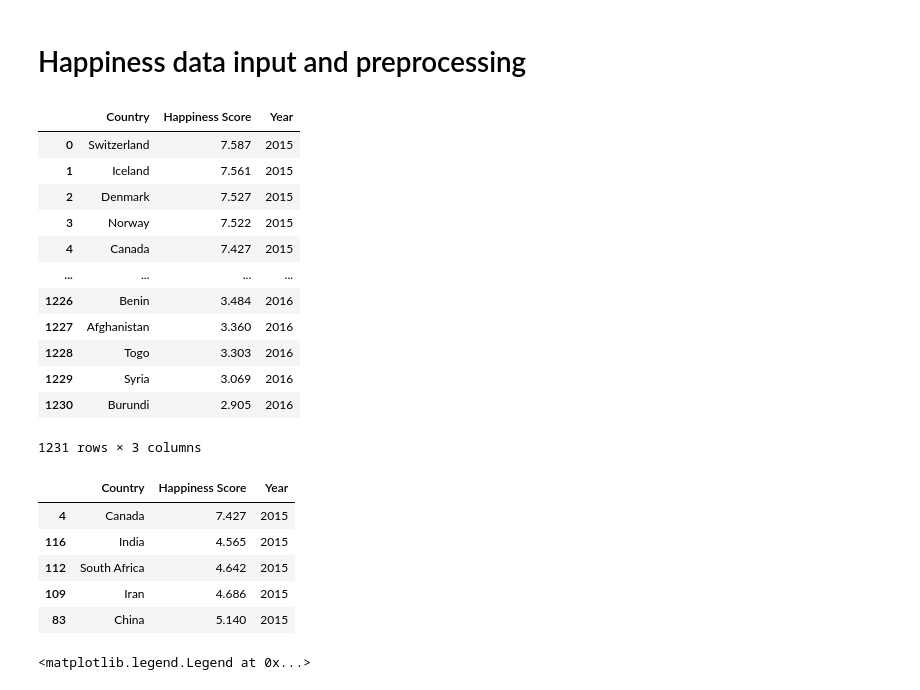
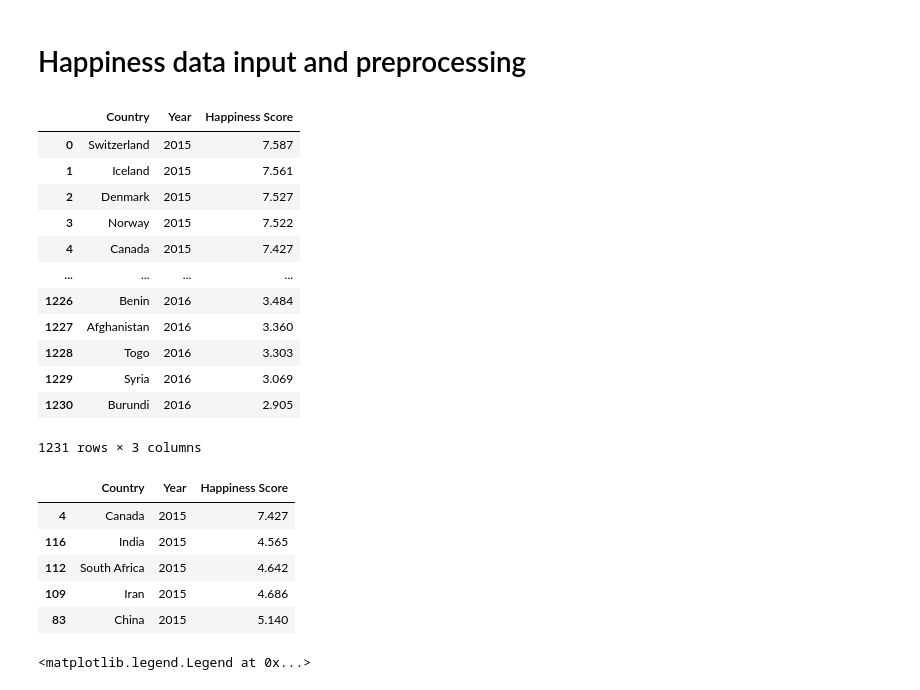
Before and after one commit to thirdcoffee/predicting-world-happiness, a Jupyter notebook: notebooks/predictor.ipynb, the cells around one changed output. Saved outputs shown, nothing was run; the diff lists cells and outputs as text; code cells hidden in the pictures.

```diff
--- a/notebooks/predictor.ipynb
+++ b/notebooks/predictor.ipynb
@@ -27,45 +31,48 @@ for f in os.listdir('../data/WHI/'):
     happiness_data[year] = pd.read_csv('../data/WHI/' + f)
 
 # Unify column names
 happiness_data['2017'].rename(columns={'Happiness.Score': 'Happiness Score'}, inplace=True)
 
 happiness_data['2018'].rename(columns={'Country or region':'Country',
                         'Score':'Happiness Score'}, inplace=True)
 happiness_data['2019'].rename(columns={'Country or region':'Country',
                         'Score':'Happiness Score'}, inplace=True)
 
 happiness_data['2020'].rename(columns={'Country name': 'Country',
                         'Ladder score':'Happiness Score'}, inplace=True)
 happiness_data['2021'].rename(columns={'Country name': 'Country',
                         'Ladder score':'Happiness Score'}, inplace=True)
 
 happiness_data['2022'].rename(columns={'Happiness score': 'Happiness Score'}, inplace=True)
 
 # Change number format for 2022 data to match other data
 happiness_data['2022']['Happiness Score'] = happiness_data['2022']['Happiness Score'].str.replace(',', '.').astype(float)
 
 # Remove every column except Country, Region and Happiness Score and add a column for the year
 for df in happiness_data:
     happiness_data[df] = happiness_data[df][['Country', 'Happiness Score']]
     happiness_data[df]['Year'] = df
 
 # Merge all years in one frame
 happiness_df = pd.concat(happiness_data, ignore_index=True)
 
+# Rearrange columns
+happiness_df = happiness_df[['Country', 'Year', 'Happiness Score']]
+
 happiness_df
 # %% [output]
-|  | Country | Happiness Score | Year |
-| 0 | Switzerland | 7.587 | 2015 |
-| 1 | Iceland | 7.561 | 2015 |
-| 2 | Denmark | 7.527 | 2015 |
-| 3 | Norway | 7.522 | 2015 |
-| 4 | Canada | 7.427 | 2015 |
+|  | Country | Year | Happiness Score |
+| 0 | Switzerland | 2015 | 7.587 |
+| 1 | Iceland | 2015 | 7.561 |
+| 2 | Denmark | 2015 | 7.527 |
+| 3 | Norway | 2015 | 7.522 |
+| 4 | Canada | 2015 | 7.427 |
 | ... | ... | ... | ... |
-| 1226 | Benin | 3.484 | 2016 |
-| 1227 | Afghanistan | 3.360 | 2016 |
-| 1228 | Togo | 3.303 | 2016 |
-| 1229 | Syria | 3.069 | 2016 |
-| 1230 | Burundi | 2.905 | 2016 |
+| 1226 | Benin | 2016 | 3.484 |
+| 1227 | Afghanistan | 2016 | 3.360 |
+| 1228 | Togo | 2016 | 3.303 |
+| 1229 | Syria | 2016 | 3.069 |
+| 1230 | Burundi | 2016 | 2.905 |
 1231 rows × 3 columns
 # %%
 # Remove invalid countries
@@ -85,12 +92,12 @@ happiness_df.sort_values(by=['Year'], inplace=True)
 
 happiness_df.head()
 # %% [output]
-|  | Country | Happiness Score | Year |
-| 4 | Canada | 7.427 | 2015 |
-| 116 | India | 4.565 | 2015 |
-| 112 | South Africa | 4.642 | 2015 |
-| 109 | Iran | 4.686 | 2015 |
-| 83 | China | 5.140 | 2015 |
+|  | Country | Year | Happiness Score |
+| 4 | Canada | 2015 | 7.427 |
+| 116 | India | 2015 | 4.565 |
+| 112 | South Africa | 2015 | 4.642 |
+| 109 | Iran | 2015 | 4.686 |
+| 83 | China | 2015 | 5.140 |
 # %%
 # Plot data for each country
 hp_plt = sns.scatterplot(data=happiness_df, x='Year', y='Happiness Score', hue='Country')
```
Also changed, not shown: parts of 14 cells of this notebook.
